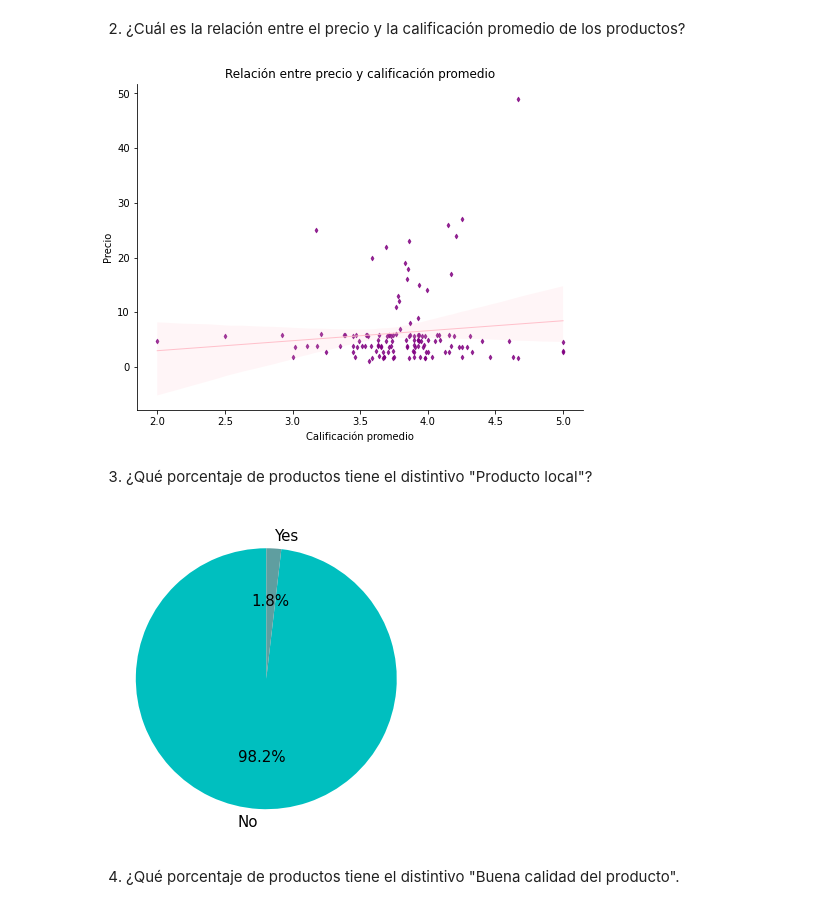
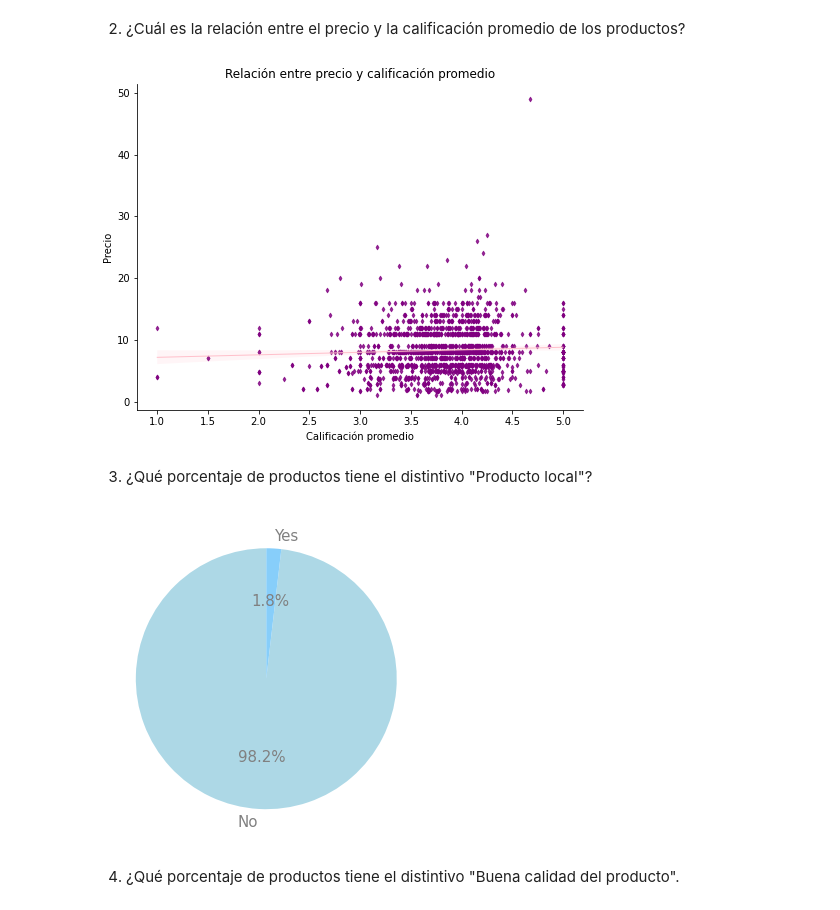
Before and after one commit to marinaescobar/ejercicios-adalab, a Jupyter notebook: Modulo-3/modulo-3-leccion-07-visualizacion.ipynb, the cells around one changed output. Drawn from its saved outputs; the diff is of its cells as text; code cells hidden in the pictures.

Commit message:
Change colors

```diff
--- a/Modulo-3/modulo-3-leccion-07-visualizacion.ipynb
+++ b/Modulo-3/modulo-3-leccion-07-visualizacion.ipynb
@@ -36,7 +34,7 @@ plt.figure(figsize=(8, 6))
 
 sns.regplot(x = "rating_x",
             y = "price",
-            data = df_precio,
+            data = df,
             marker = "d",
             line_kws = {"color": "pink", "linewidth": 1},
             scatter_kws = {"color": "purple", "s": 10}
@@ -53,7 +51,7 @@ plt.title("Relación entre precio y calificación promedio")
 plt.gca().spines['right'].set_visible(False)
 plt.gca().spines["top"].set_visible(False)
 # %% [output]
-[figure, old version]
+[figure, new version]
 # %% [markdown]
 3. ¿Qué porcentaje de productos tiene el distintivo "Producto local"?
 # %%
@@ -61,20 +59,20 @@ df_local = df.groupby('badge_local_product')['price'].count()
 df_local = df_local.reset_index()
 df_local.columns = ['badge' , 'total']
 # %%
-colores = ["c", "cadetblue"]
+colores = ["lightblue", "lightskyblue"]
 
 plt.figure(figsize=(8, 6))
 
 plt.pie("total", labels= "badge",
         data = df_local,
         autopct=  '%1.1f%%',
         colors = colores,
-        textprops={'fontsize': 15},
+        textprops={'fontsize': 15 , 'color' : 'grey'},
         startangle=90);
 
 # De acuerdo con el gráfico, un 98,2% de productos posee el distintivo de producto local
 # %% [output]
-[figure, old version]
+[figure, new version]
 # %% [markdown]
 4.  ¿Qué porcentaje de productos tiene el distintivo "Buena calidad del producto".
 # %%
```
Also changed, not shown: parts of 2 cells of this notebook.
